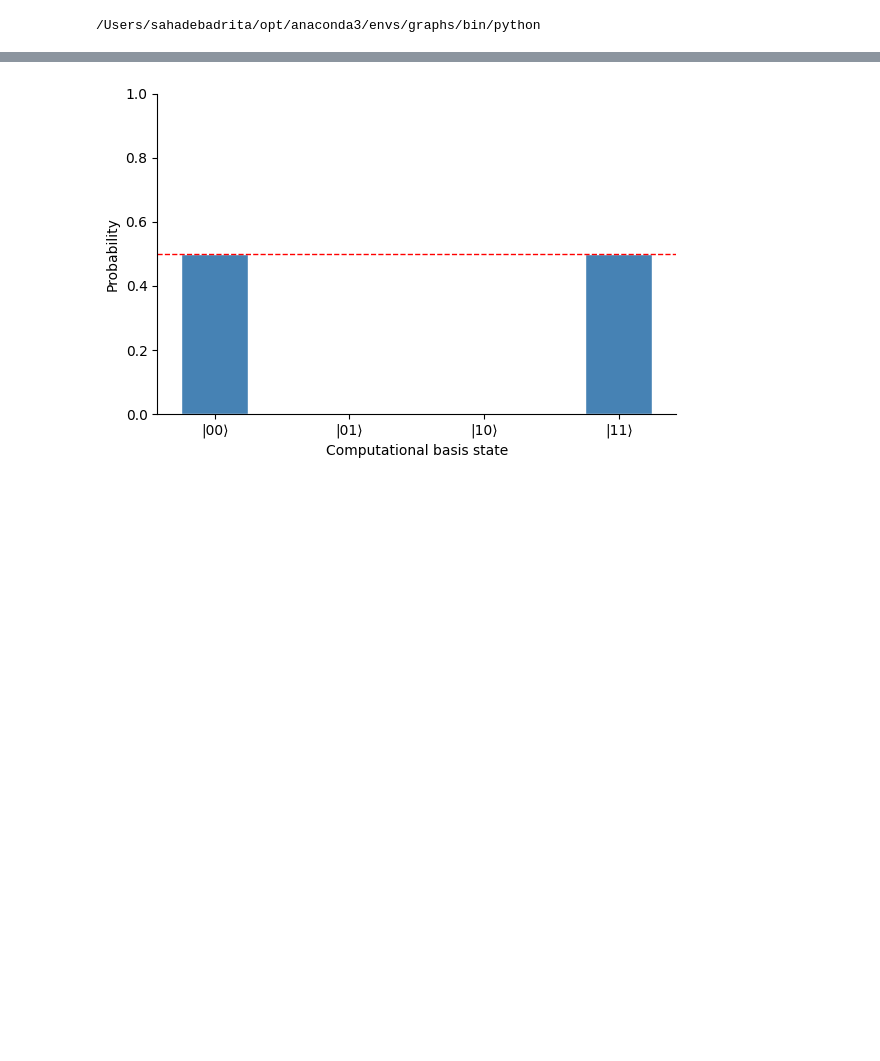
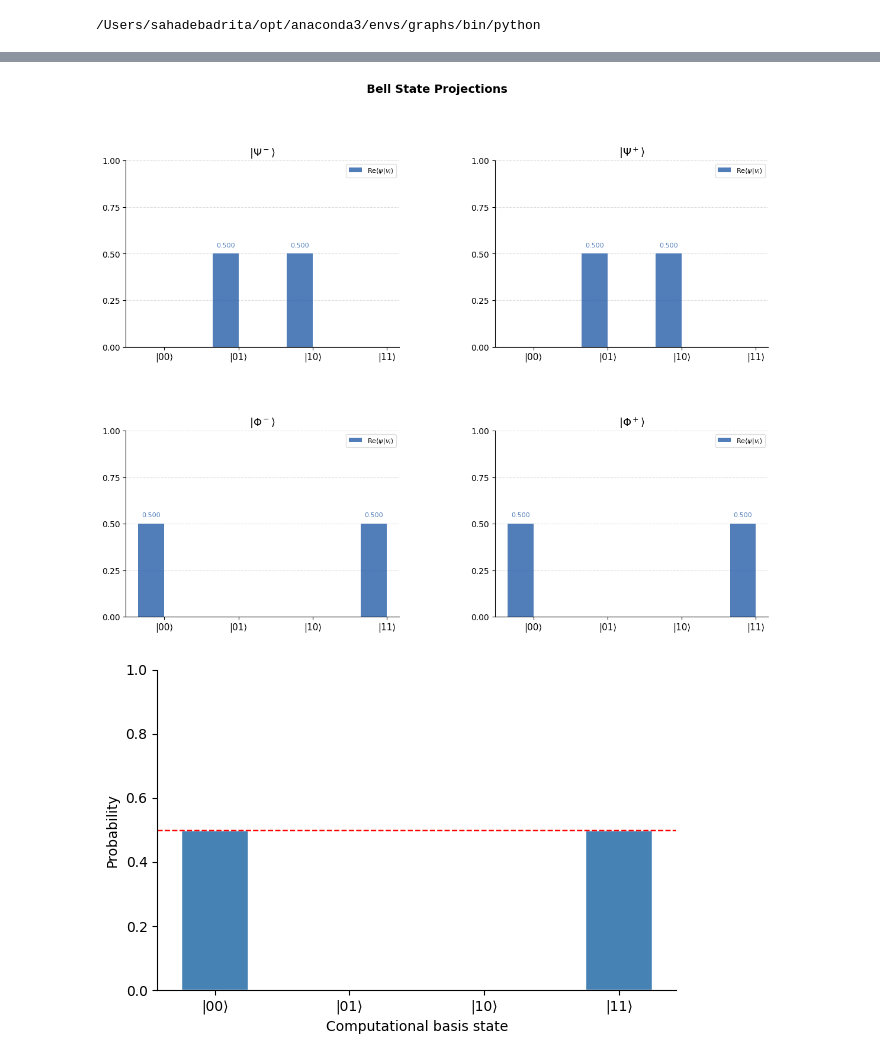
Before and after one commit to sahadebadrita/QL-gates, a Jupyter notebook: notebooks/bellstates.ipynb, the cells around one changed output, grey strips where cells are left out. Cells and saved outputs as stored; diff of their text form; code cells hidden in the pictures; blank space fills up the shorter version.

Commit message:
bellstate generation QL-bits plot

```diff
--- a/notebooks/bellstates.ipynb
+++ b/notebooks/bellstates.ipynb
@@ -55,6 +59,6 @@ bellstate_phi_plus = bell_state(cfg, psi0_ql, kind="phi_plus")
 bellstate_psi_minus = bell_state(cfg, psi0_ql, kind="psi_minus")
 bellstate_psi_plus = bell_state(cfg, psi0_ql, kind="psi_plus")
 # %%
-for i in range(1,5):
+for i in range(4):
     print('bellstate_phi_plus:', np.vdot(bellstate_phi_plus, cart_eigvecs[:,-(i+1)]))
 # %% [output]
@@ -65,4 +69,4 @@ bellstate_phi_plus: (-1.8057658233289198e-15+0j)
 # %%
-for i in range(5):
+for i in range(4):
     print('bellstate_phi_minus:', np.vdot(bellstate_phi_minus, cart_eigvecs[:,-(i+1)]))
 # %% [output]
@@ -74,4 +77,4 @@ bellstate_phi_minus: (-1.2570239987796938e-15+0j)
 # %%
-for i in range(5):
+for i in range(4):
     print('bellstate_psi_plus:', np.vdot(bellstate_psi_plus, cart_eigvecs[:,-(i+1)]))
 # %% [output]
@@ -83,4 +85,4 @@ bellstate_psi_plus: (-0.7071067811865523+0j)
 # %%
-for i in range(5):
+for i in range(4):
     print('bellstate_psi_minus:', np.vdot(bellstate_psi_minus, cart_eigvecs[:,-(i+1)]))
 # %% [output]
@@ -92,3 +93,69 @@ bellstate_psi_minus: (-0.7071067811865521+0j)
+# %%
+from matplotlib.gridspec import GridSpec
+
+basis_labels = ["|00⟩", "|01⟩", "|10⟩", "|11⟩"]
+
+result_1 = [np.vdot(bellstate_psi_minus, cart_eigvecs[:,-(i+1)]) for i in range(4)]
+result_2 = [np.vdot(bellstate_psi_plus,  cart_eigvecs[:,-(i+1)]) for i in range(4)]
+result_3 = [np.vdot(bellstate_phi_minus, cart_eigvecs[:,-(i+1)]) for i in range(4)]
+result_4 = [np.vdot(bellstate_phi_plus,  cart_eigvecs[:,-(i+1)]) for i in range(4)]
+
+bell_states = [
+    (result_1, r"|$\Psi^-\rangle$"),
+    (result_2, r"|$\Psi^+\rangle$"),
+    (result_3, r"|$\Phi^-\rangle$"),
+    (result_4, r"|$\Phi^+\rangle$"),
+]
+
+x      = np.arange(len(basis_labels))
+width  = 0.35
+colors = {"re": "#3266ad", "im": "#d85a30"}
+
+fig = plt.figure(figsize=(14, 10))
+fig.suptitle("Bell State Projections", fontsize=14, fontweight="bold", y=1.01)
+gs  = GridSpec(2, 2, figure=fig, hspace=0.45, wspace=0.35)
+
+for idx, (results, label) in enumerate(bell_states):
+
+    row, col = divmod(idx, 2)
+    ax = fig.add_subplot(gs[row, col])
+
+    re_vals = [abs(v.real)**2 for v in results]
+    im_vals = [abs(v.imag)**2 for v in results]
+
+    bars_re = ax.bar(x - width/2, re_vals, width, label=r"Re$\langle\psi|v_i\rangle$",
+                     color=colors["re"], alpha=0.85, zorder=3)
+    #bars_im = ax.bar(x + width/2, im_vals, width, label=r"Im$\langle\psi|v_i\rangle$",
+    #                 color=colors["im"], alpha=0.85, zorder=3)
+
+    # value labels on bars
+    for bar in list(bars_re):
+        h = bar.get_height()
+        if abs(h) > 1e-3:
+            ax.text(
+                bar.get_x() + bar.get_width() / 2,
+                h + (0.03 if h >= 0 else -0.06),
+                f"{h:.3f}",
+                ha="center", va="bottom" if h >= 0 else "top",
+                fontsize=8, color=bar.get_facecolor()
+            )
+
+    ax.axhline(0, color="gray", linewidth=0.8, linestyle="--", zorder=2)
+    ax.set_title(label, fontsize=13)
+    ax.set_xticks(x)
+    ax.set_xticklabels([rf"$v_{i+1}$" for i in range(4)], fontsize=11)
+    ax.set_xticklabels(basis_labels, fontsize=11)
+    ax.set_ylim(0, 1.0)
+    ax.set_yticks(np.linspace(0, 1.0, 5))
+    ax.legend(fontsize=8, loc="upper right", framealpha=0.6)
+    ax.grid(axis="y", linestyle="--", alpha=0.4, zorder=1)
+    ax.spines[["top", "right"]].set_visible(False)
+
+#plt.tight_layout()
+#plt.savefig("bell_state_projections.pdf", bbox_inches="tight", dpi=150)
+plt.show()
+# %% [output]
+[figure, added]
 # %%
 nsamples = 1
 pdist = np.zeros((nsamples, 4), dtype=complex)
```
Also changed, not shown: parts of 6 cells of this notebook, 2 other files.
